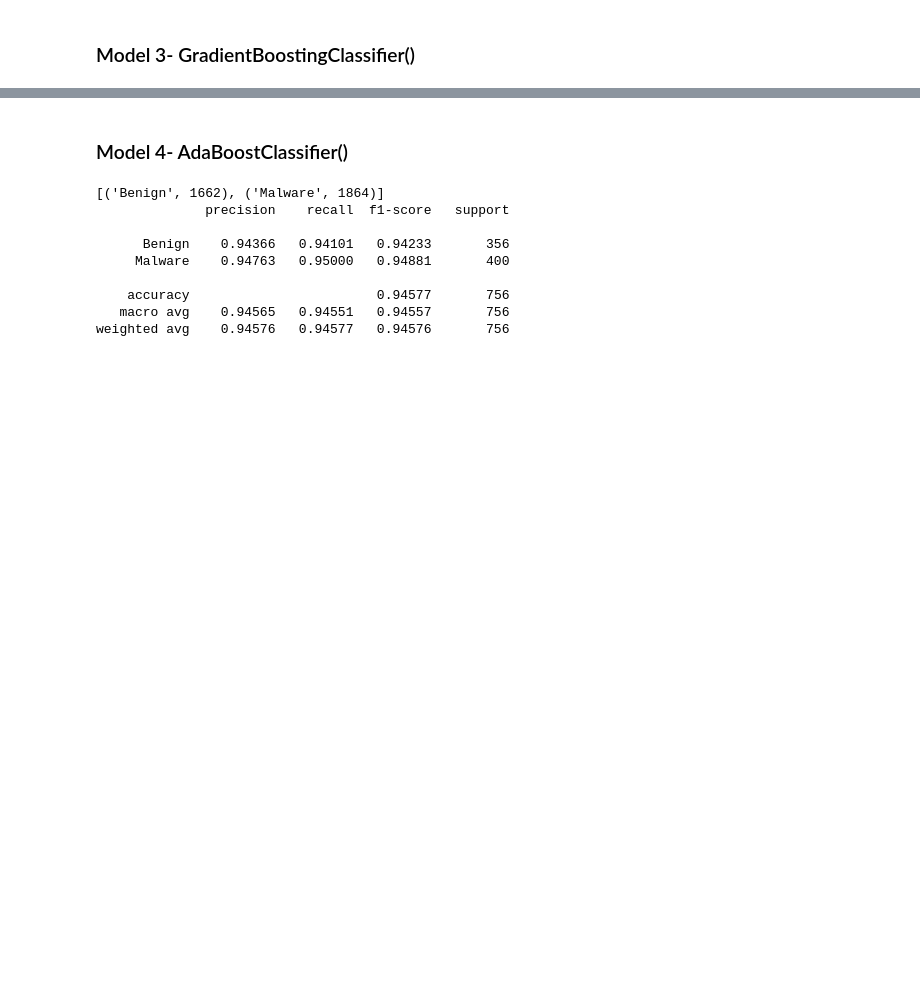
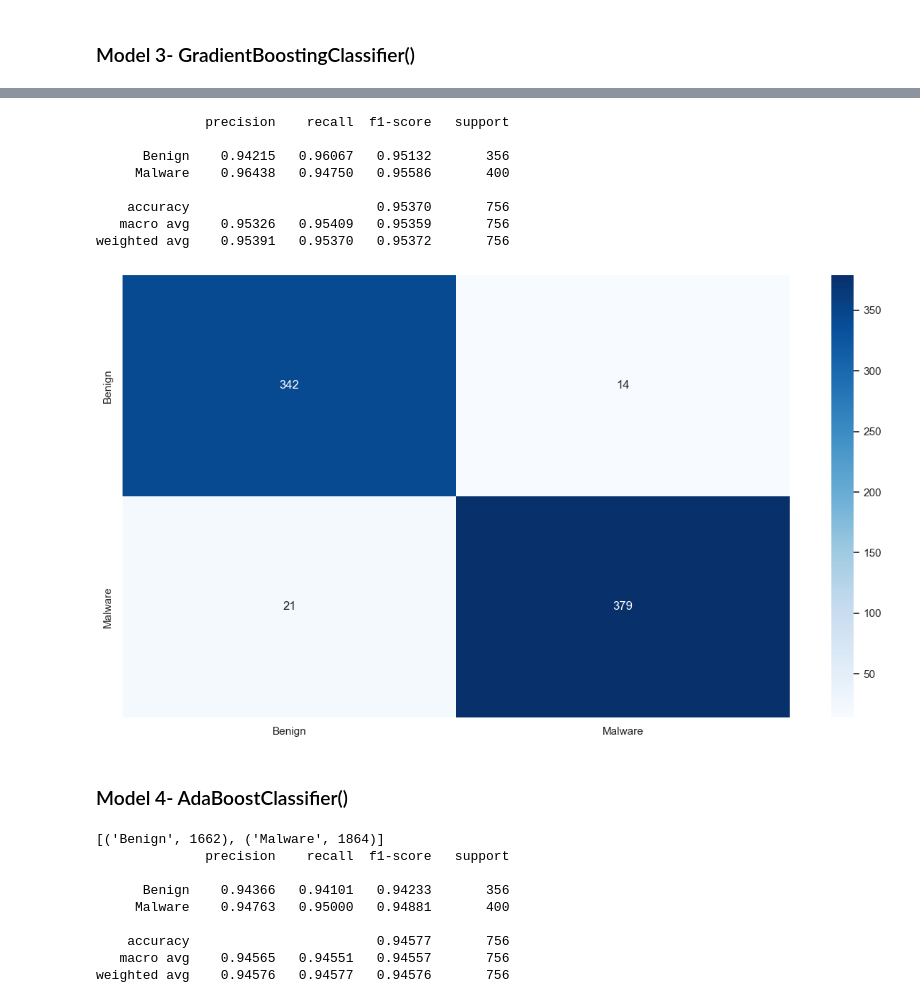
Before and after one commit to RazElbaz/API_security_challenge, a Jupyter notebook: model_dataset_1_label.ipynb, the cells around one changed output, grey strips where cells are left out. Drawn from its saved outputs; the diff is of its cells as text; code cells hidden in the pictures; blank space fills up the shorter version.

```diff
--- a/model_dataset_1_label.ipynb
+++ b/model_dataset_1_label.ipynb
@@ -355,4 +380,25 @@ weighted avg    0.95644   0.95503   0.95506       756
 [figure]
+# %%
+
+# We choose our model of choice and set it's hyper parameters you can change anything
+gbc2 = GradientBoostingClassifier()
+
+
+# Train Model
+gbc2.fit(X_train, y_train)
+
+
+ResultPrintout(gbc2)
+# %% [output]
+              precision    recall  f1-score   support
+
+      Benign    0.94215   0.96067   0.95132       356
+     Malware    0.96438   0.94750   0.95586       400
+
+    accuracy                        0.95370       756
+   macro avg    0.95326   0.95409   0.95359       756
+weighted avg    0.95391   0.95370   0.95372       756
+[figure, added]
 # %% [markdown]
 ### Model 4- AdaBoostClassifier()
 # %%
```
Also changed, not shown: parts of 9 cells of this notebook, 1 other file.
